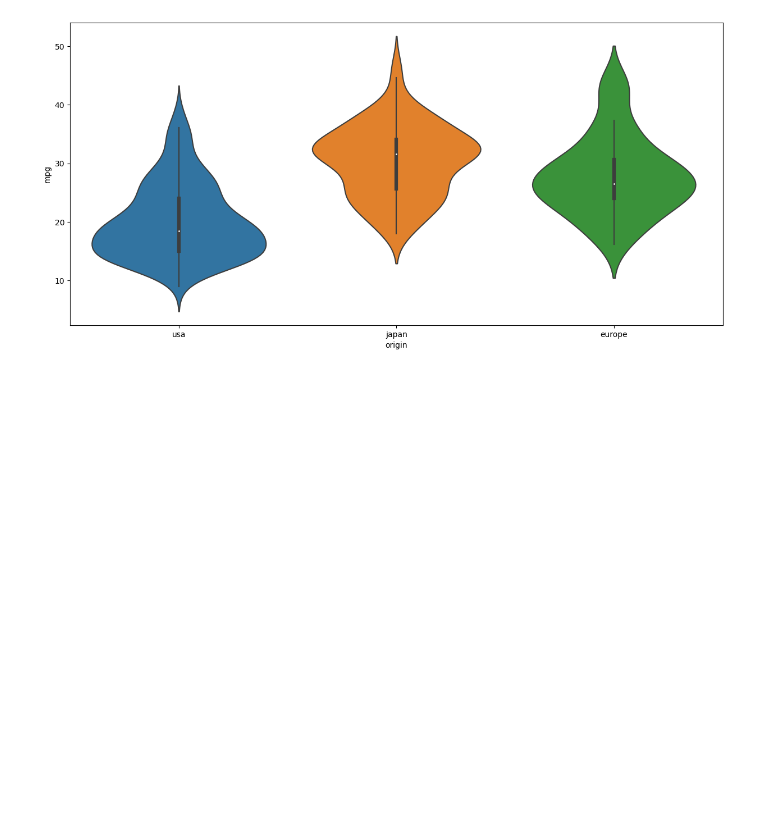
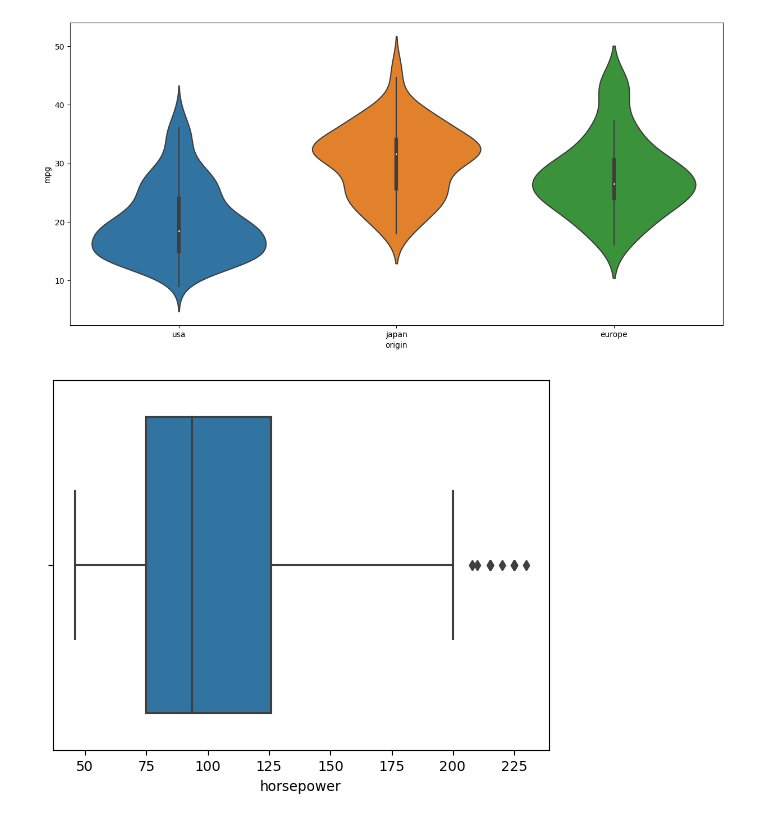
Before and after one commit to oscahumbertomr/python-AI---ML--Business-Applications, a Jupyter notebook: week2-Python-for-Visualization-and-EDA/Graded-Weekly-Quiz-Python-for-Visualization-and-EDA.ipynb, the cells around one changed output. Saved outputs shown, nothing was run; the diff lists cells and outputs as text; code cells hidden in the pictures; blank space fills up the shorter version.

```diff
--- a/week2-Python-for-Visualization-and-EDA/Graded-Weekly-Quiz-Python-for-Visualization-and-EDA.ipynb
+++ b/week2-Python-for-Visualization-and-EDA/Graded-Weekly-Quiz-Python-for-Visualization-and-EDA.ipynb
@@ -108,3 +108,7 @@ sns.violinplot(data=df, x='origin', y="mpg", orient="v")
 # %% [output]
 <Axes: xlabel='origin', ylabel='mpg'>
 [figure]
+# %%
+sns.boxplot(data = df, x = 'horsepower');
+# %% [output]
+[figure, added]
```
Also changed, not shown: 5 other files.
